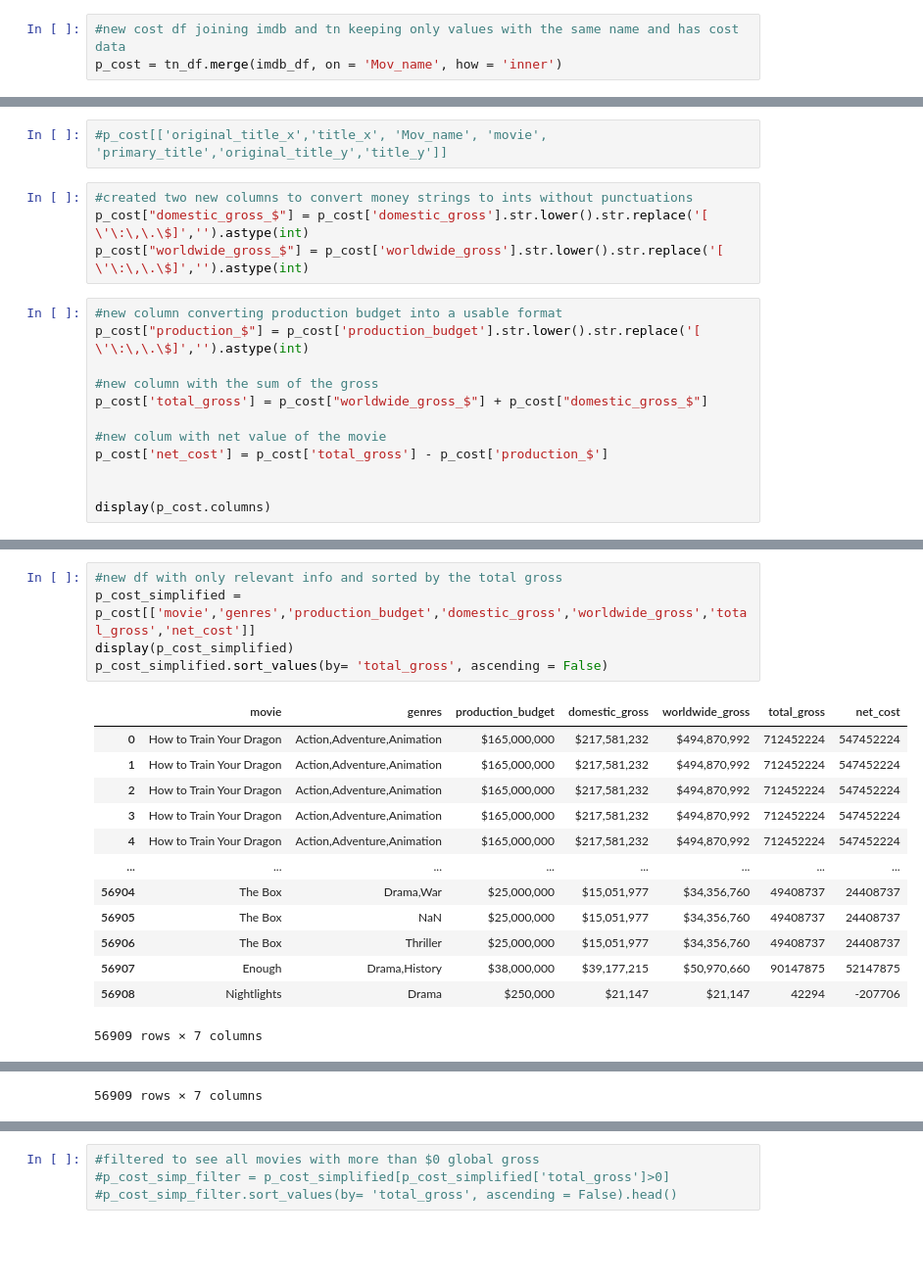
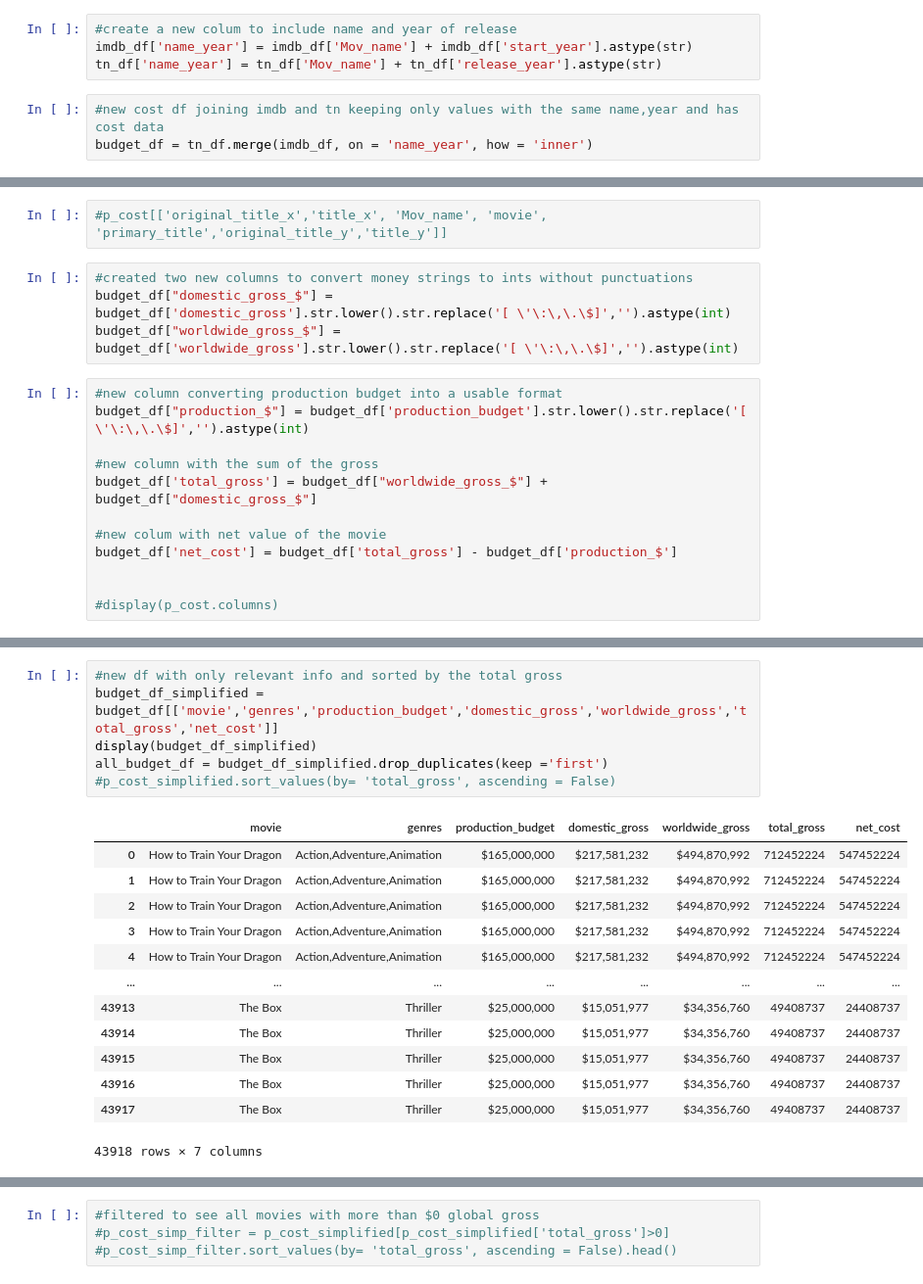
Before and after one commit to iansharff/microsoft_movies, a Jupyter notebook: individuals/eddie/Lin_E_data.ipynb, the cells around one changed output, grey strips where cells are left out. Shown: that part at 98% size. Cells and saved outputs as stored; diff of their text form; blank space fills up the shorter version.

Commit message:
adjusted data to properly reflect known values and added graph

```diff
--- a/individuals/eddie/Lin_E_data.ipynb
+++ b/individuals/eddie/Lin_E_data.ipynb
@@ -62,5 +67,9 @@ imdb_df.head(10)
+# %%
+#create a new colum to include name and year of release
+imdb_df['name_year'] = imdb_df['Mov_name'] + imdb_df['start_year'].astype(str)
+tn_df['name_year'] = tn_df['Mov_name'] + tn_df['release_year'].astype(str)
 # %%
-#new cost df joining imdb and tn keeping only values with the same name and has cost data
-p_cost = tn_df.merge(imdb_df, on = 'Mov_name', how = 'inner')
+#new cost df joining imdb and tn keeping only values with the same name,year and has cost data
+budget_df = tn_df.merge(imdb_df, on = 'name_year', how = 'inner')
 # %%
 #p_cost.columns
@@ -77,17 +77,17 @@ Index(['Unnamed: 0', 'genre_ids', 'id_x', 'original_language',
 #p_cost[['original_title_x','title_x', 'Mov_name', 'movie', 'primary_title','original_title_y','title_y']]
 # %%
 #created two new columns to convert money strings to ints without punctuations
-p_cost["domestic_gross_$"] = p_cost['domestic_gross'].str.lower().str.replace('[ \'\:\,\.\$]','').astype(int)
-p_cost["worldwide_gross_$"] = p_cost['worldwide_gross'].str.lower().str.replace('[ \'\:\,\.\$]','').astype(int)
+budget_df["domestic_gross_$"] = budget_df['domestic_gross'].str.lower().str.replace('[ \'\:\,\.\$]','').astype(int)
+budget_df["worldwide_gross_$"] = budget_df['worldwide_gross'].str.lower().str.replace('[ \'\:\,\.\$]','').astype(int)
 # %%
 #new column converting production budget into a usable format
-p_cost["production_$"] = p_cost['production_budget'].str.lower().str.replace('[ \'\:\,\.\$]','').astype(int)
+budget_df["production_$"] = budget_df['production_budget'].str.lower().str.replace('[ \'\:\,\.\$]','').astype(int)
 
 #new column with the sum of the gross
-p_cost['total_gross'] = p_cost["worldwide_gross_$"] + p_cost["domestic_gross_$"]
+budget_df['total_gross'] = budget_df["worldwide_gross_$"] + budget_df["domestic_gross_$"]
 
 #new colum with net value of the movie
-p_cost['net_cost'] = p_cost['total_gross'] - p_cost['production_$']
+budget_df['net_cost'] = budget_df['total_gross'] - budget_df['production_$']
 
 
-display(p_cost.columns)
+#display(p_cost.columns)
@@ -122,19 +97,20 @@ p_cost[['original_title_x','title_x', 'Mov_name', 'movie', 'primary_title','orig
 # %%
 #new df with only relevant info and sorted by the total gross
-p_cost_simplified = p_cost[['movie','genres','production_budget','domestic_gross','worldwide_gross','total_gross','net_cost']]
-display(p_cost_simplified)
-p_cost_simplified.sort_values(by= 'total_gross', ascending = False)
+budget_df_simplified = budget_df[['movie','genres','production_budget','domestic_gross','worldwide_gross','total_gross','net_cost']]
+display(budget_df_simplified)
+all_budget_df = budget_df_simplified.drop_duplicates(keep ='first')
+#p_cost_simplified.sort_values(by= 'total_gross', ascending = False)
 # %% [output]
 |  | movie | genres | production_budget | domestic_gross | worldwide_gross | total_gross | net_cost |
 | 0 | How to Train Your Dragon | Action,Adventure,Animation | $165,000,000 | $217,581,232 | $494,870,992 | 712452224 | 547452224 |
 | 1 | How to Train Your Dragon | Action,Adventure,Animation | $165,000,000 | $217,581,232 | $494,870,992 | 712452224 | 547452224 |
 | 2 | How to Train Your Dragon | Action,Adventure,Animation | $165,000,000 | $217,581,232 | $494,870,992 | 712452224 | 547452224 |
 | 3 | How to Train Your Dragon | Action,Adventure,Animation | $165,000,000 | $217,581,232 | $494,870,992 | 712452224 | 547452224 |
 | 4 | How to Train Your Dragon | Action,Adventure,Animation | $165,000,000 | $217,581,232 | $494,870,992 | 712452224 | 547452224 |
 | ... | ... | ... | ... | ... | ... | ... | ... |
-| 56904 | The Box | Drama,War | $25,000,000 | $15,051,977 | $34,356,760 | 49408737 | 24408737 |
-| 56905 | The Box | NaN | $25,000,000 | $15,051,977 | $34,356,760 | 49408737 | 24408737 |
-| 56906 | The Box | Thriller | $25,000,000 | $15,051,977 | $34,356,760 | 49408737 | 24408737 |
-| 56907 | Enough | Drama,History | $38,000,000 | $39,177,215 | $50,970,660 | 90147875 | 52147875 |
-| 56908 | Nightlights | Drama | $250,000 | $21,147 | $21,147 | 42294 | -207706 |
+| 43913 | The Box | Thriller | $25,000,000 | $15,051,977 | $34,356,760 | 49408737 | 24408737 |
+| 43914 | The Box | Thriller | $25,000,000 | $15,051,977 | $34,356,760 | 49408737 | 24408737 |
+| 43915 | The Box | Thriller | $25,000,000 | $15,051,977 | $34,356,760 | 49408737 | 24408737 |
+| 43916 | The Box | Thriller | $25,000,000 | $15,051,977 | $34,356,760 | 49408737 | 24408737 |
+| 43917 | The Box | Thriller | $25,000,000 | $15,051,977 | $34,356,760 | 49408737 | 24408737 |
-56909 rows × 7 columns
+43918 rows × 7 columns
@@ -153 +116,0 @@ p_cost_simplified.sort_values(by= 'total_gross', ascending = False)
-56909 rows × 7 columns
```
Also changed, not shown: parts of 19 cells of this notebook.
